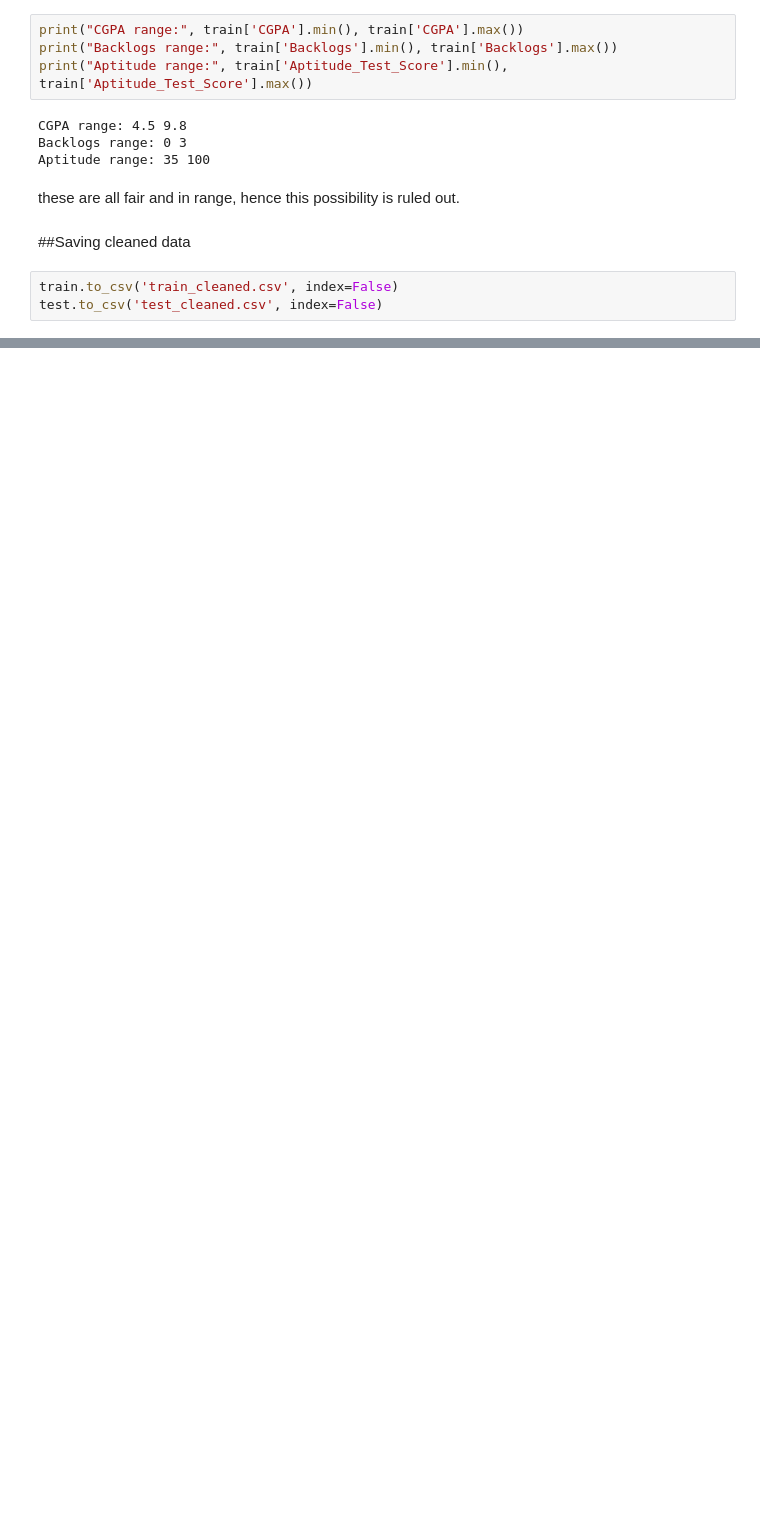
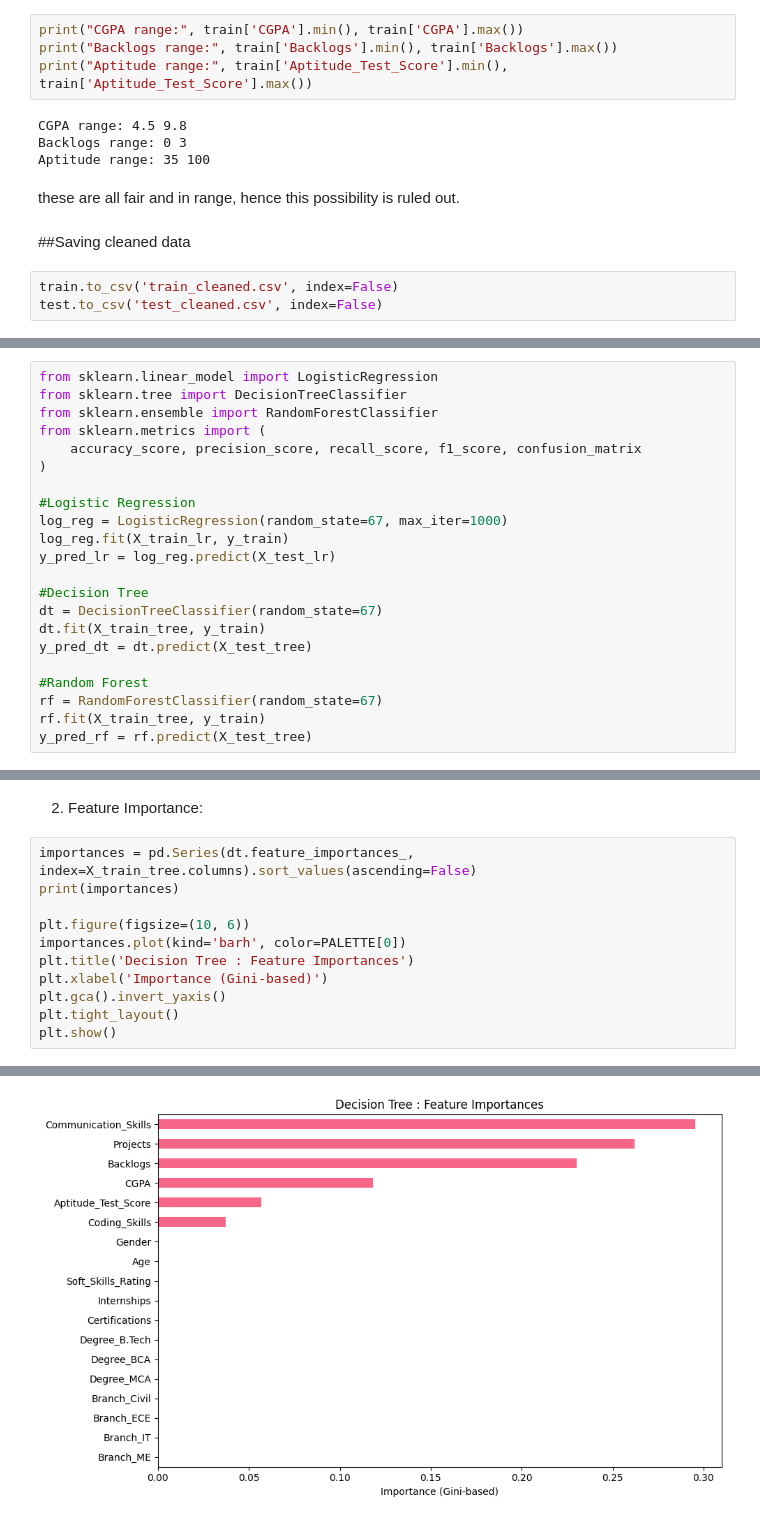
Before and after one commit to palakm690-del/Namah-Palak_ML_Internship_2026, a Jupyter notebook: notebooks/02_baseline_models.ipynb, the cells around one changed output, grey strips where cells are left out. Saved outputs shown, nothing was run; the diff lists cells and outputs as text; blank space fills up the shorter version.

```diff
--- a/notebooks/02_baseline_models.ipynb
+++ b/notebooks/02_baseline_models.ipynb
@@ -175,0 +348,22 @@ test.to_csv('test_cleaned.csv', index=False)
+# %%
+from sklearn.linear_model import LogisticRegression
+from sklearn.tree import DecisionTreeClassifier
+from sklearn.ensemble import RandomForestClassifier
+from sklearn.metrics import (
+    accuracy_score, precision_score, recall_score, f1_score, confusion_matrix
+)
+
+#Logistic Regression
+log_reg = LogisticRegression(random_state=67, max_iter=1000)
+log_reg.fit(X_train_lr, y_train)
+y_pred_lr = log_reg.predict(X_test_lr)
+
+#Decision Tree
+dt = DecisionTreeClassifier(random_state=67)
+dt.fit(X_train_tree, y_train)
+y_pred_dt = dt.predict(X_test_tree)
+
+#Random Forest
+rf = RandomForestClassifier(random_state=67)
+rf.fit(X_train_tree, y_train)
+y_pred_rf = rf.predict(X_test_tree)
@@ -175,0 +531,14 @@ test.to_csv('test_cleaned.csv', index=False)
+# %% [markdown]
+2. Feature Importance:
+# %%
+importances = pd.Series(dt.feature_importances_, index=X_train_tree.columns).sort_values(ascending=False)
+print(importances)
+
+plt.figure(figsize=(10, 6))
+importances.plot(kind='barh', color=PALETTE[0])
+plt.title('Decision Tree : Feature Importances')
+plt.xlabel('Importance (Gini-based)')
+plt.gca().invert_yaxis()
+plt.tight_layout()
+plt.show()
+# %% [output]
@@ -175,0 +564 @@ test.to_csv('test_cleaned.csv', index=False)
+[figure, added]
```
Also changed, not shown: parts of 95 cells of this notebook, 7 other files.
